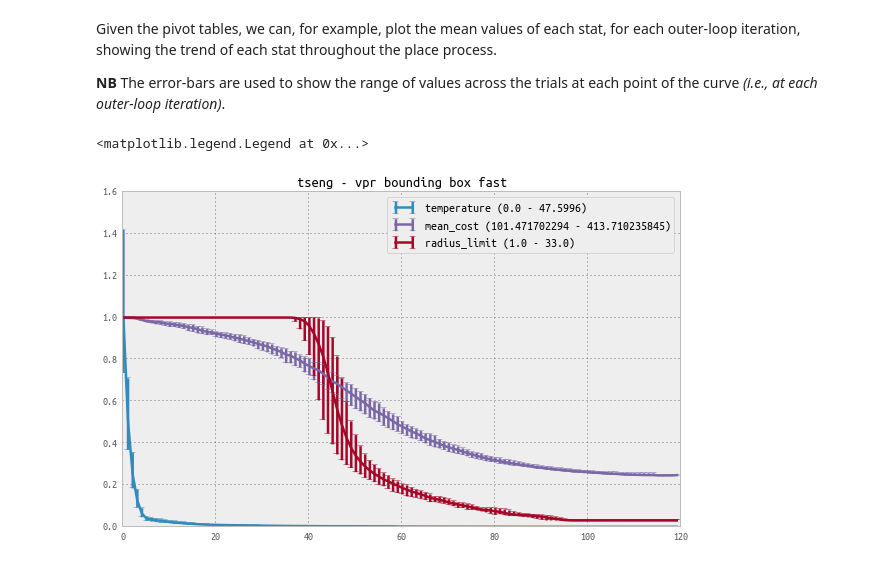
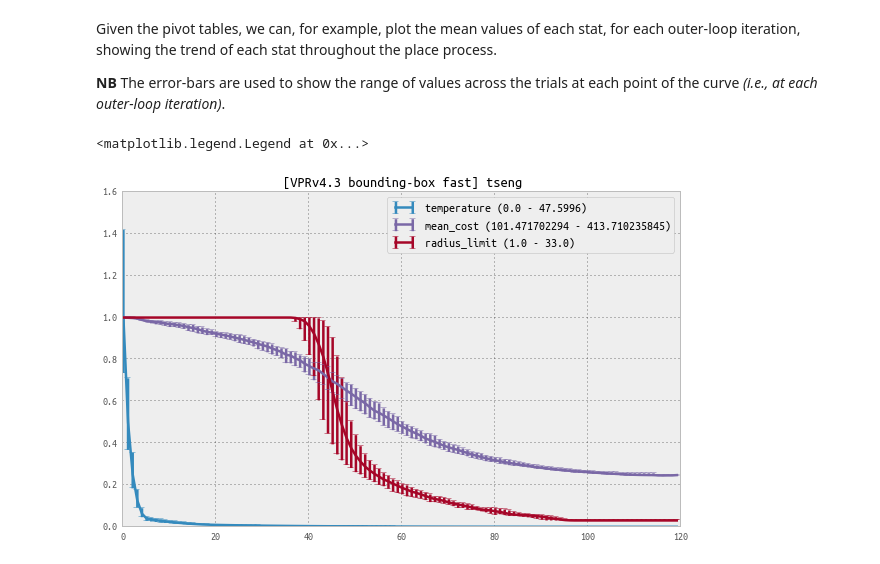
Before and after one commit to cfobel/cyvpr, a Jupyter notebook: notebooks/Place results.ipynb, the cells around one changed output. Saved outputs shown, nothing was run; the diff lists cells and outputs as text; code cells hidden in the pictures.

Commit message:
Generalize place stats based on net-file nameba...
Generalize place stats based on:

  * Place-config label _(e.g., `"VPRv4.3 bounding-box fast"`)_.
  * Net-file namebase _(e.g., `"tseng"`, `"clma"`, etc.)_.

```diff
--- a/notebooks/Place results.ipynb
+++ b/notebooks/Place results.ipynb
@@ -158,9 +158,14 @@ __NB__ We prepend the placement block-positions SHA1 and the outer-loop
 iteration index to each row, allowing us to group results by _placement_ or
 by _outer-loop iteration_.
 # %%
+place_config_label = 'VPRv4.3 bounding-box fast'
+net_file_namebase = 'tseng'
+net_file_results = getattr(h5f.root, net_file_namebase)
+placement_stats = net_file_results.placement_stats
+
 data = np.array([(i, table._v_name[2:], )
                  + tuple(row.fetch_all_fields())
-                 for table in h5f.root.tseng.placement_stats
+                 for table in placement_stats
                  for i, row in enumerate(table)],
                 dtype=[('i', 'u4'), ('sha1', 'S40')]
                 + row.fetch_all_fields().dtype.descr)
@@ -218,18 +223,18 @@ at each point of the curve _(i.e., at each outer-loop iteration)_.
 # %%
 pylab.rcParams['figure.figsize'] = (10.0, 6.0)
 # %%
-title('tseng - vpr bounding box fast')
+title('[%s] %s' % (place_config_label, net_file_namebase))
 for stat in ('temperature', 'mean_cost', 'radius_limit'):
     mean_data = stats_tables['mean'][stat]
     min_data = stats_tables['min'][stat]
     max_data = stats_tables['max'][stat]
     max_mean = mean_data.max()
     errorbar(range(len(mean_data)), mean_data / max_mean,
              label='%s (%s - %s)' % (stat, mean_data.min(),
                                      max_mean),
              yerr=((mean_data - min_data) / max_mean,
                    (max_data - mean_data) / max_mean))
 legend()
 # %% [output]
 <matplotlib.legend.Legend at 0x...>
-[figure, old version]
+[figure, new version]
```
